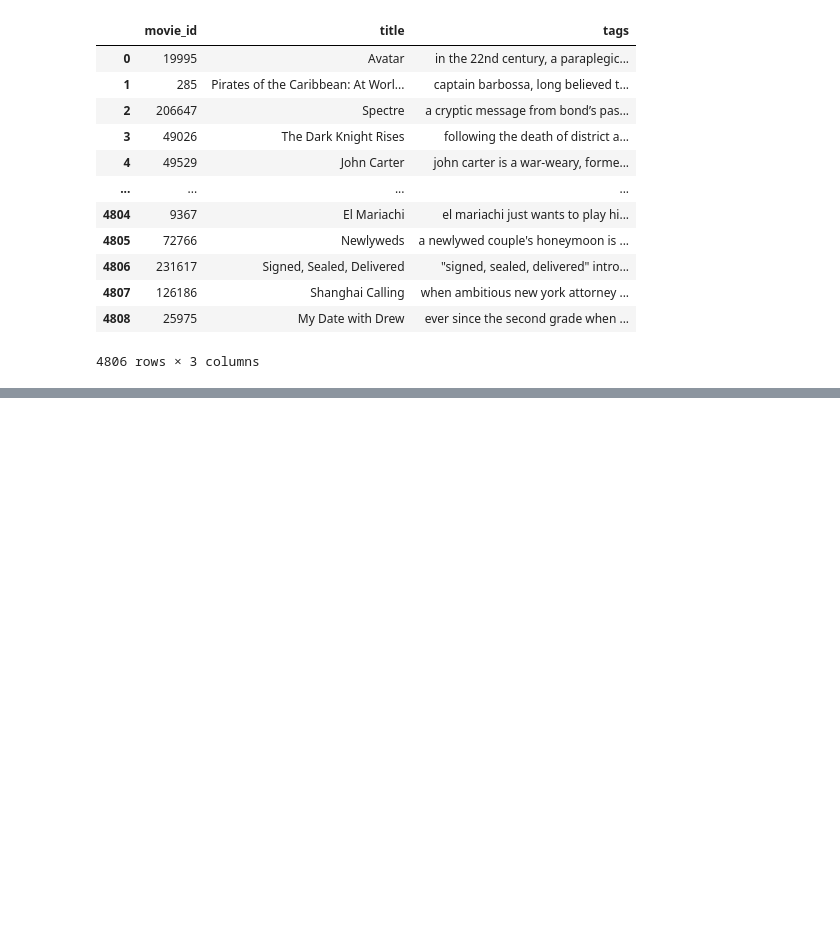
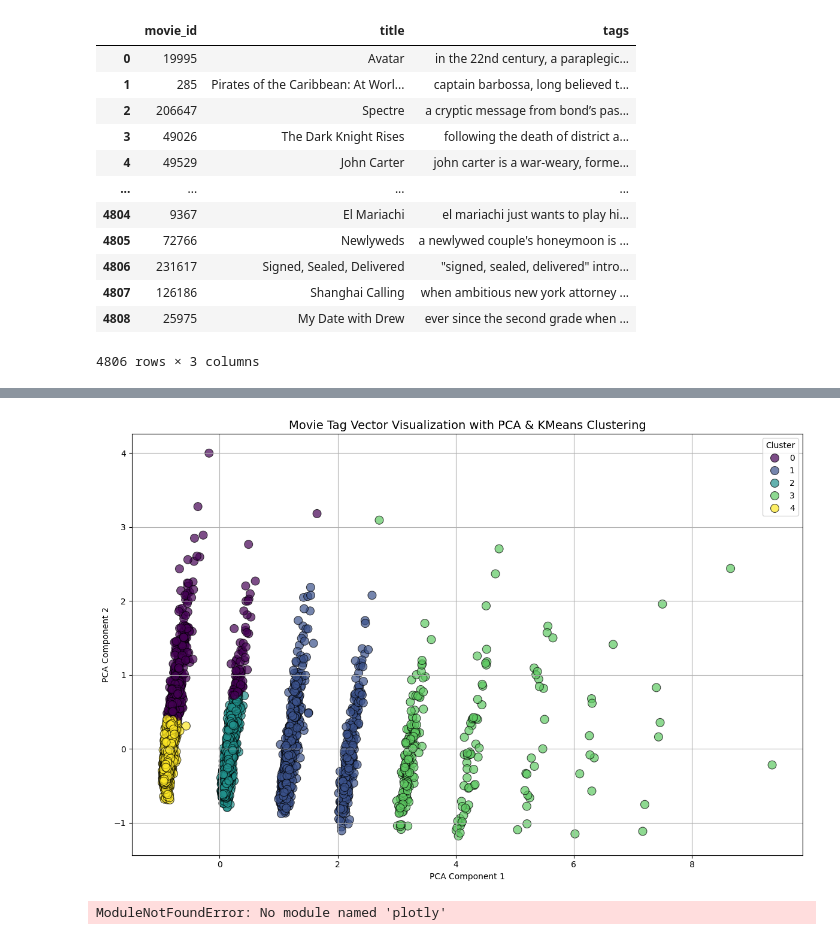
Before and after one commit to AKSHAY-MORE10/recommendation-sys, a Jupyter notebook: remmmendationsys.ipynb, the cells around one changed output, grey strips where cells are left out. Cells and saved outputs as stored; diff of their text form; code cells hidden in the pictures; blank space fills up the shorter version.

Commit message:
with visualls

```diff
--- a/remmmendationsys.ipynb
+++ b/remmmendationsys.ipynb
@@ -153,3 +153,9 @@ See the caveats in the documentation: https://pandas.pydata.org/pandas-docs/stab
 | 4807 | 126186 | Shanghai Calling | when ambitious new york attorney ... |
 | 4808 | 25975 | My Date with Drew | ever since the second grade when ... |
 4806 rows × 3 columns
+# %%
+from sklearn.feature_extraction.text import CountVectorizer
+cv = CountVectorizer(max_features = 5000, stop_words='english')
+
+vectors = cv.fit_transform(df_new['tags']).toarray()
+vectors
@@ -155,0 +205,54 @@ See the caveats in the documentation: https://pandas.pydata.org/pandas-docs/stab
+# %%
+import matplotlib.pyplot as plt
+import seaborn as sns
+from sklearn.decomposition import PCA
+from sklearn.cluster import KMeans
+
+# Reduce vector dimensions
+pca = PCA(n_components=2)
+reduced_vectors = pca.fit_transform(vectors)
+
+# Optional: Cluster similar movies (e.g. into 5 groups)
+kmeans = KMeans(n_clusters=5, random_state=42)
+labels = kmeans.fit_predict(reduced_vectors)
+
+# Plot
+plt.figure(figsize=(12, 8))
+sns.scatterplot(
+    x=reduced_vectors[:, 0],
+    y=reduced_vectors[:, 1],
+    hue=labels,
+    palette='viridis',
+    s=100,
+    alpha=0.7,
+    edgecolor='k'
+)
+plt.title('Movie Tag Vector Visualization with PCA & KMeans Clustering', fontsize=14)
+plt.xlabel('PCA Component 1')
+plt.ylabel('PCA Component 2')
+plt.legend(title='Cluster')
+plt.grid(True)
+plt.tight_layout()
+plt.show()
+# %% [output]
+[figure, added]
+# %%
+import plotly.express as px
+import pandas as pd
+
+# Create a DataFrame for plotting
+plot_df = pd.DataFrame(reduced_vectors, columns=['x', 'y'])
+plot_df['title'] = df_new['title']
+plot_df['cluster'] = labels
+
+fig = px.scatter(
+    plot_df,
+    x='x',
+    y='y',
+    color='cluster',
+    hover_data=['title'],
+    title='Interactive PCA Visualization of Movie Vectors'
+)
+fig.show()
+# %% [output]
+ModuleNotFoundError: No module named 'plotly'
```
Also changed, not shown: parts of 4 cells of this notebook.
